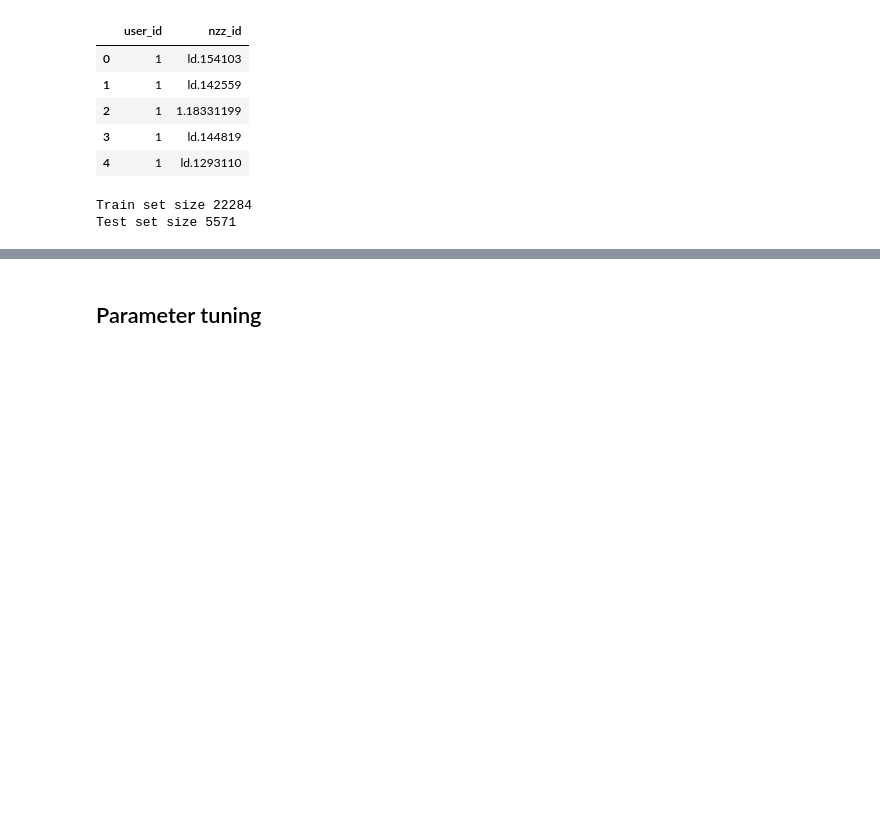
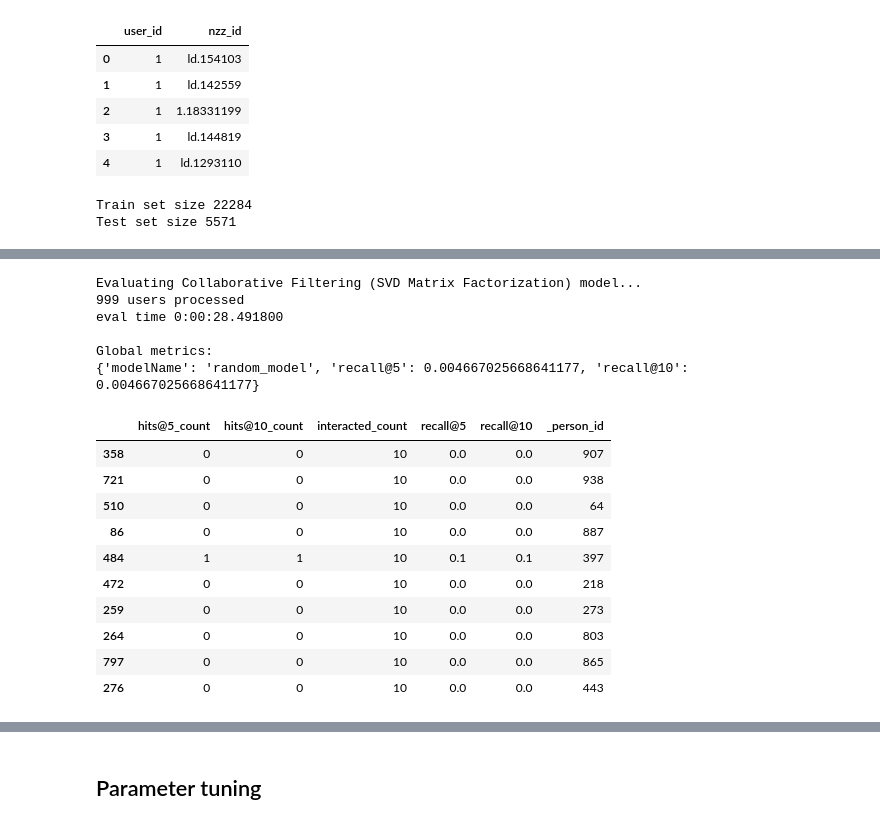
Before and after one commit to amakarewicz/RecommenderSystem, a Jupyter notebook: Kamil/notebooks/collaborative_filtering_model.ipynb, the cells around one changed output, grey strips where cells are left out. Cells and saved outputs as stored; diff of their text form; code cells hidden in the pictures; blank space fills up the shorter version.

```diff
--- a/Kamil/notebooks/collaborative_filtering_model.ipynb
+++ b/Kamil/notebooks/collaborative_filtering_model.ipynb
@@ -179,0 +230,31 @@ Global metrics:
+# %%
+articles = pd.read_csv("../data/articles_cleaned.csv")
+random_model = RandomModel()
+random_model.fit(articles)
+
+from datetime import datetime
+print('Evaluating Collaborative Filtering (SVD Matrix Factorization) model...')
+start = datetime.now()
+cf_global_metrics, cf_detailed_results_df = model_evaluator.evaluate_model(random_model)
+end = datetime.now()
+print(f"eval time {end - start}")
+print('\nGlobal metrics:\n%s' % cf_global_metrics)
+cf_detailed_results_df.head(10)
+# %% [output]
+Evaluating Collaborative Filtering (SVD Matrix Factorization) model...
+999 users processed
+eval time 0:00:28.491800
+
+Global metrics:
+{'modelName': 'random_model', 'recall@5': 0.004667025668641177, 'recall@10': 0.004667025668641177}
+|  | hits@5_count | hits@10_count | interacted_count | recall@5 | recall@10 | _person_id |
+| 358 | 0 | 0 | 10 | 0.0 | 0.0 | 907 |
+| 721 | 0 | 0 | 10 | 0.0 | 0.0 | 938 |
+| 510 | 0 | 0 | 10 | 0.0 | 0.0 | 64 |
+| 86 | 0 | 0 | 10 | 0.0 | 0.0 | 887 |
+| 484 | 1 | 1 | 10 | 0.1 | 0.1 | 397 |
+| 472 | 0 | 0 | 10 | 0.0 | 0.0 | 218 |
+| 259 | 0 | 0 | 10 | 0.0 | 0.0 | 273 |
+| 264 | 0 | 0 | 10 | 0.0 | 0.0 | 803 |
+| 797 | 0 | 0 | 10 | 0.0 | 0.0 | 865 |
+| 276 | 0 | 0 | 10 | 0.0 | 0.0 | 443 |
```
Also changed, not shown: parts of 17 cells of this notebook, 1 other file.
